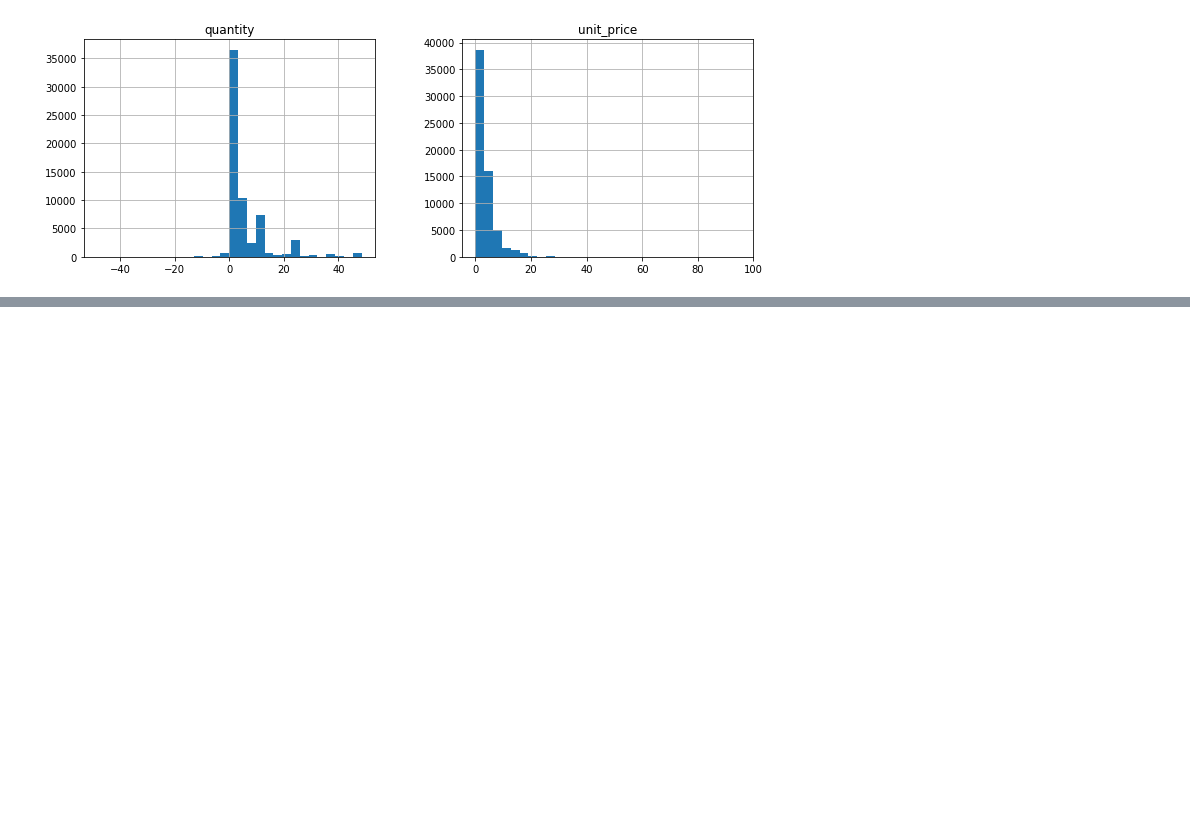
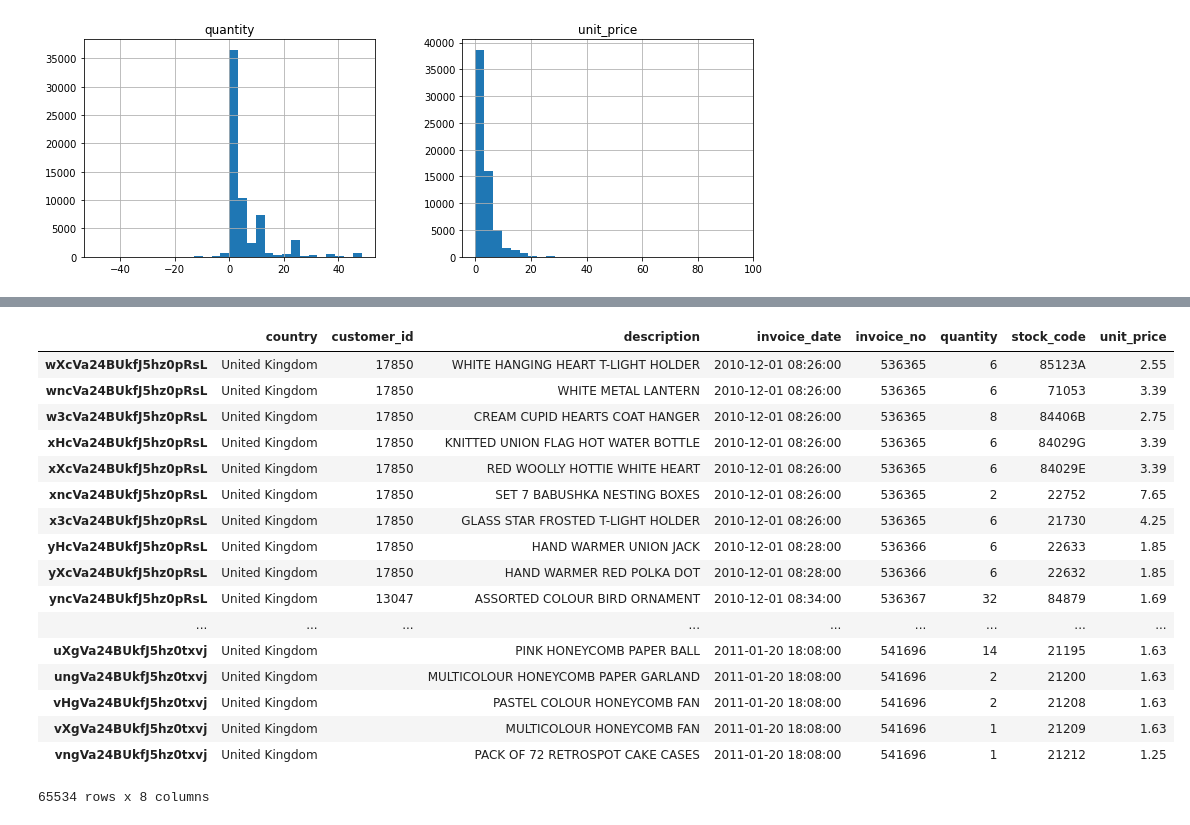
Before and after one commit to elastic/eland, a Jupyter notebook: example/Online Retail Analysis.ipynb, the cells around one changed output, grey strips where cells are left out. Drawn from its saved outputs; the diff is of its cells as text; code cells hidden in the pictures; blank space fills up the shorter version.

```diff
--- a/example/Online Retail Analysis.ipynb
+++ b/example/Online Retail Analysis.ipynb
@@ -211,0 +242,21 @@ array([[<matplotlib.axes._subplots.AxesSubplot object at 0x...>,
+# %%
+df
+# %% [output]
+|  | country | customer_id | description | invoice_date | invoice_no | quantity | stock_code | unit_price |
+| wXcVa24BUkfJ5hz0pRsL | United Kingdom | 17850 | WHITE HANGING HEART T-LIGHT HOLDER | 2010-12-01 08:26:00 | 536365 | 6 | 85123A | 2.55 |
+| wncVa24BUkfJ5hz0pRsL | United Kingdom | 17850 | WHITE METAL LANTERN | 2010-12-01 08:26:00 | 536365 | 6 | 71053 | 3.39 |
+| w3cVa24BUkfJ5hz0pRsL | United Kingdom | 17850 | CREAM CUPID HEARTS COAT HANGER | 2010-12-01 08:26:00 | 536365 | 8 | 84406B | 2.75 |
+| xHcVa24BUkfJ5hz0pRsL | United Kingdom | 17850 | KNITTED UNION FLAG HOT WATER BOTTLE | 2010-12-01 08:26:00 | 536365 | 6 | 84029G | 3.39 |
+| xXcVa24BUkfJ5hz0pRsL | United Kingdom | 17850 | RED WOOLLY HOTTIE WHITE HEART | 2010-12-01 08:26:00 | 536365 | 6 | 84029E | 3.39 |
+| xncVa24BUkfJ5hz0pRsL | United Kingdom | 17850 | SET 7 BABUSHKA NESTING BOXES | 2010-12-01 08:26:00 | 536365 | 2 | 22752 | 7.65 |
+| x3cVa24BUkfJ5hz0pRsL | United Kingdom | 17850 | GLASS STAR FROSTED T-LIGHT HOLDER | 2010-12-01 08:26:00 | 536365 | 6 | 21730 | 4.25 |
+| yHcVa24BUkfJ5hz0pRsL | United Kingdom | 17850 | HAND WARMER UNION JACK | 2010-12-01 08:28:00 | 536366 | 6 | 22633 | 1.85 |
+| yXcVa24BUkfJ5hz0pRsL | United Kingdom | 17850 | HAND WARMER RED POLKA DOT | 2010-12-01 08:28:00 | 536366 | 6 | 22632 | 1.85 |
+| yncVa24BUkfJ5hz0pRsL | United Kingdom | 13047 | ASSORTED COLOUR BIRD ORNAMENT | 2010-12-01 08:34:00 | 536367 | 32 | 84879 | 1.69 |
+| ... | ... | ... | ... | ... | ... | ... | ... | ... |
+| uXgVa24BUkfJ5hz0txvj | United Kingdom |  | PINK HONEYCOMB PAPER BALL | 2011-01-20 18:08:00 | 541696 | 14 | 21195 | 1.63 |
+| ungVa24BUkfJ5hz0txvj | United Kingdom |  | MULTICOLOUR HONEYCOMB PAPER GARLAND | 2011-01-20 18:08:00 | 541696 | 2 | 21200 | 1.63 |
+| vHgVa24BUkfJ5hz0txvj | United Kingdom |  | PASTEL COLOUR HONEYCOMB FAN | 2011-01-20 18:08:00 | 541696 | 2 | 21208 | 1.63 |
+| vXgVa24BUkfJ5hz0txvj | United Kingdom |  | MULTICOLOUR HONEYCOMB FAN | 2011-01-20 18:08:00 | 541696 | 1 | 21209 | 1.63 |
+| vngVa24BUkfJ5hz0txvj | United Kingdom |  | PACK OF 72 RETROSPOT CAKE CASES | 2011-01-20 18:08:00 | 541696 | 1 | 21212 | 1.25 |
+65534 rows x 8 columns
```
Also changed, not shown: parts of 5 cells of this notebook.
